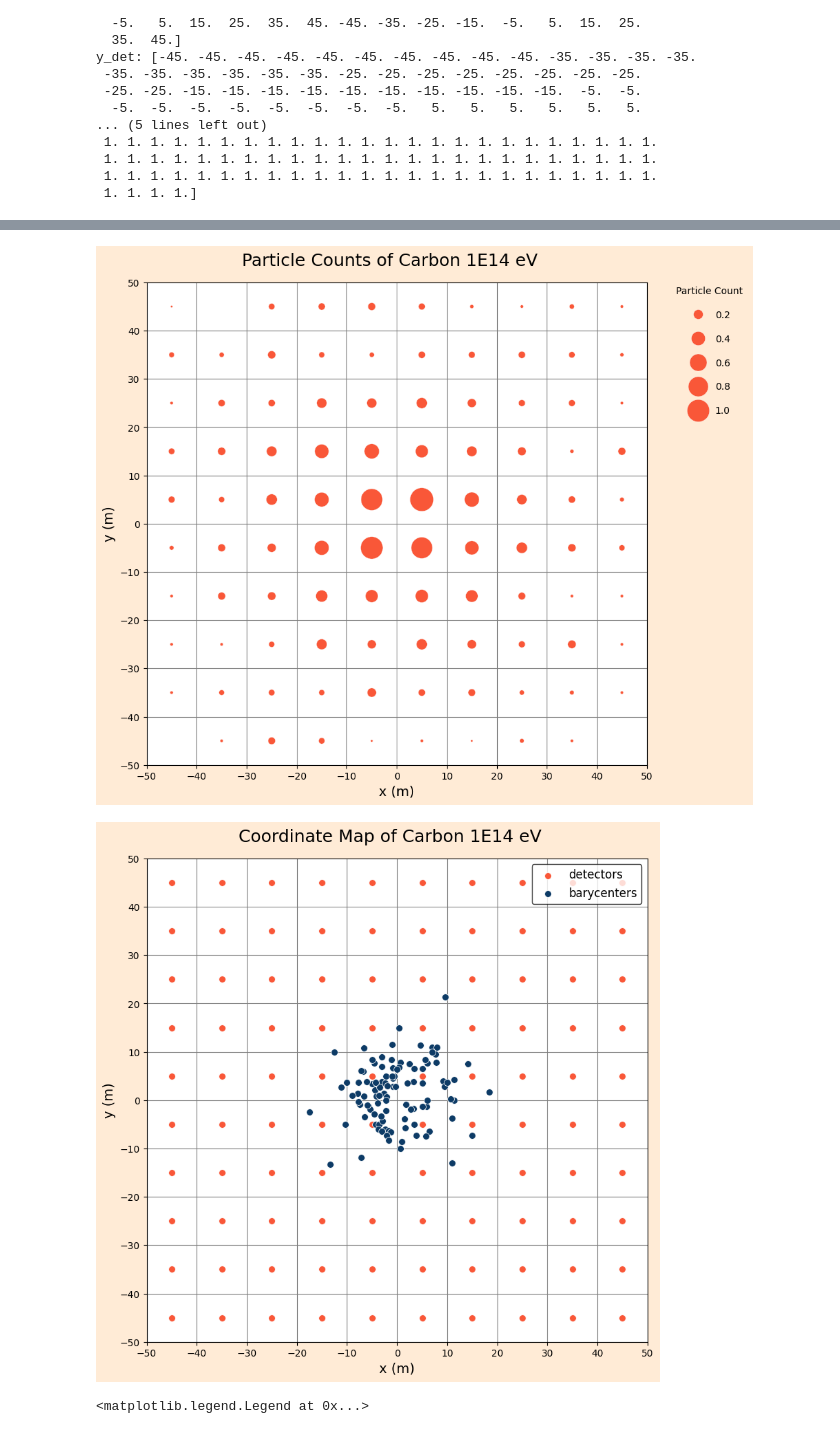
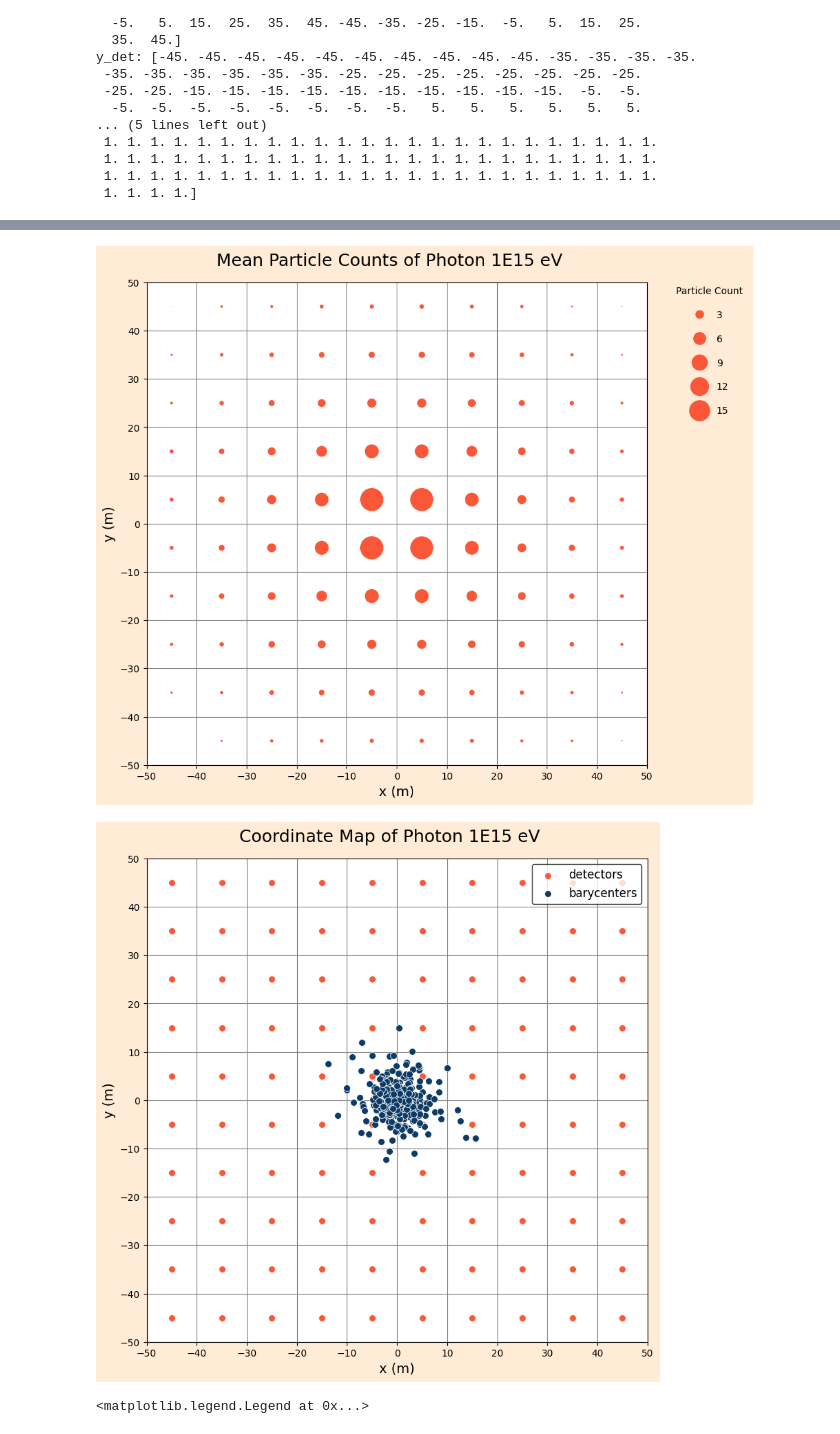
Before and after one commit to lucas-orfei/mestrado, a Jupyter notebook: array_10x10.ipynb, the cells around one changed output, grey strips where cells are left out. Saved outputs shown, nothing was run; the diff lists cells and outputs as text; code cells hidden in the pictures.

```diff
--- a/array_10x10.ipynb
+++ b/array_10x10.ipynb
@@ -6,9 +6,9 @@ import seaborn as sns
 # %%
 # Leitura do arquivo
 
-arquivo = 'tratados_10x10det/carbon/carbon1E14_array'
+caminho_arquivo = 'tratados_10x10det/photon/photon1E15_array'
 
-df = pl.read_csv(arquivo, has_header= False).filter(pl.col('column_1').str.contains('TRIG'))
+df = pl.read_csv(caminho_arquivo, has_header= False).filter(pl.col('column_1').str.contains('TRIG'))
 
 df = df.with_columns(pl.col("column_1").str.split(" ").alias("split_column"))
 df = df.with_columns(pl.col("split_column").list.get(0).alias("TRIG"))
@@ -53,6 +53,6 @@ def formatar_string(s):
     else:
         return nome_arquivo
 
-name = formatar_string(arquivo)
+name = formatar_string(caminho_arquivo)
 name
 # %% [output]
@@ -203,7 +203,7 @@ shape: (100, 4)
 # %%
 # Plot de partículas por tanque
 fig, ax = plt.subplots(1, 1, figsize = (8, 8), facecolor = '#FFEBD6')
-fig.suptitle('Particle Counts of ' + str(name) + ' eV', size = 18)
+fig.suptitle('Mean Particle Counts of ' + str(name) + ' eV', size = 18)
 fig.tight_layout()
 ax.set_axisbelow(True)
 ax.yaxis.grid(color='gray', linestyle='-')
@@ -222,9 +222,9 @@ ax.set_xlabel('x (m)', size = 14)
 ax.set_ylabel('y (m)', size = 14)
 
 
-plt.savefig('plots/counts_' + arquivo.split('/')[-1].split('_')[0] + '.png', bbox_inches = 'tight', dpi = 300)
+plt.savefig('plots/counts_' + caminho_arquivo.split('/')[-1].split('_')[0] + '.png', bbox_inches = 'tight', dpi = 300)
 # %% [output]
-[figure, old version]
+[figure, new version]
 # %%
 # O primeiro índice é o trig do tanque, e o segundo é o evento. Apenas um exemplo
 #df2['count'][0][0]*x_det[0]+df2['count'][1][0]*x_det[1]+ df2['count'][2][0]*x_det[2]/(df2['count'][0][0]+df2['count'][1][0]+df2['count'][2][0])
@@ -232,6 +232,7 @@ plt.savefig('plots/counts_' + arquivo.split('/')[-1].split('_')[0] + '.png', bbo
 # Posição dos baricentros
 x_b = [0] * len(valid_simulations)
 y_b = [0] * len(valid_simulations)
+rho = []
 
 for i in range(len(valid_simulations)):
         numerator = 0
@@ -240,35 +241,36 @@ for i in range(len(valid_simulations)):
         for j in range(len(trigs)):
                 numerator += (triangulation_particles['triangulation_particles'][j][i]*x_det[j])
                 numerator1 += (triangulation_particles['triangulation_particles'][j][i]*y_det[j])
                 denominator += (triangulation_particles['triangulation_particles'][j][i])
+                rho.append((triangulation_particles['triangulation_particles'][j][i])/10000)
                 if denominator != 0:
                     x_b[i] = numerator / denominator
                     y_b[i] = numerator1 / denominator
                 else:
                     x_b[i] = 0
                     y_b[i] = 0
 
 fig, ax = plt.subplots(1, 1, figsize = (8, 8), facecolor = '#FFEBD6')
 fig.suptitle('Coordinate Map of ' + str(name) + ' eV', size = 18)
 fig.tight_layout()
 ax.set_axisbelow(True)
 ax.yaxis.grid(color='gray', linestyle='-')
 ax.xaxis.grid(color='gray', linestyle='-')
 
 sns.scatterplot(x = x_det, y = y_det, ax = ax, color = '#F95738', s = 50)
 sns.scatterplot(x = x_b, y = y_b, ax = ax, color = '#0D3B66',s = 50)
 
 plt.xticks(ticks=[-50, -40, -30, -20, -10, 0, 10, 20, 30, 40, 50])
 plt.yticks(ticks=[-50, -40, -30, -20, -10, 0, 10, 20, 30, 40, 50])
 ax.set_xlabel('x (m)', size = 14)
 ax.set_ylabel('y (m)', size = 14)
 
 
 ax.legend(['detectors', 'barycenters'], edgecolor = 'black', fontsize = 12, loc = 1)
 
-plt.savefig('plots/map_' + arquivo.split('/')[-1].split('_')[0] + '.png',bbox_inches = 'tight', dpi = 300)
+plt.savefig('plots/map_' + caminho_arquivo.split('/')[-1].split('_')[0] + '.png',bbox_inches = 'tight', dpi = 300)
 # %% [output]
-[figure, old version]
+[figure, new version]
 # %%
 fig, ax = plt.subplots(1, 1, figsize = (8, 8), facecolor = '#FFEBD6')
 fig.suptitle('Coordinate Map of Detectors', size = 18)
```
Also changed, not shown: parts of 17 cells of this notebook.
